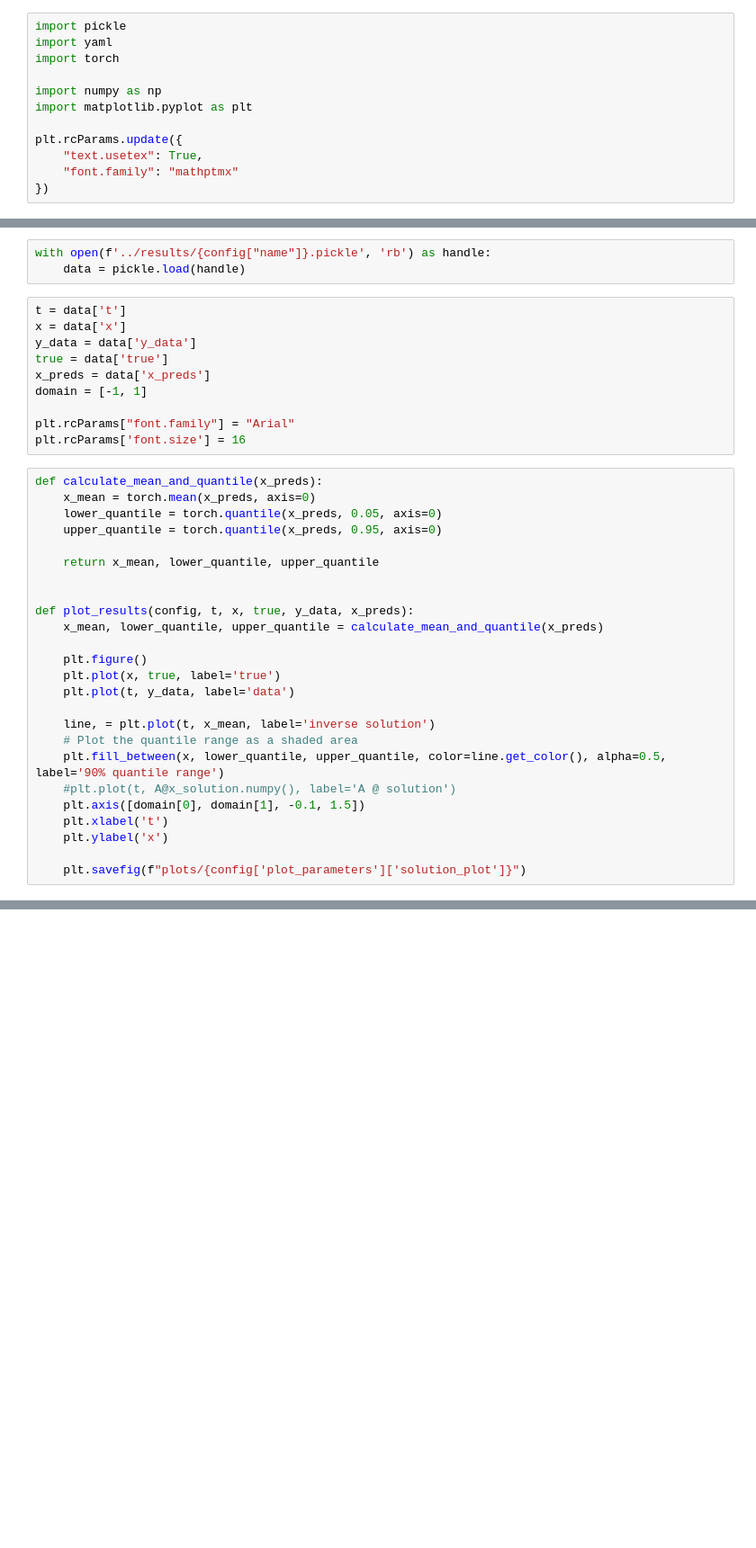
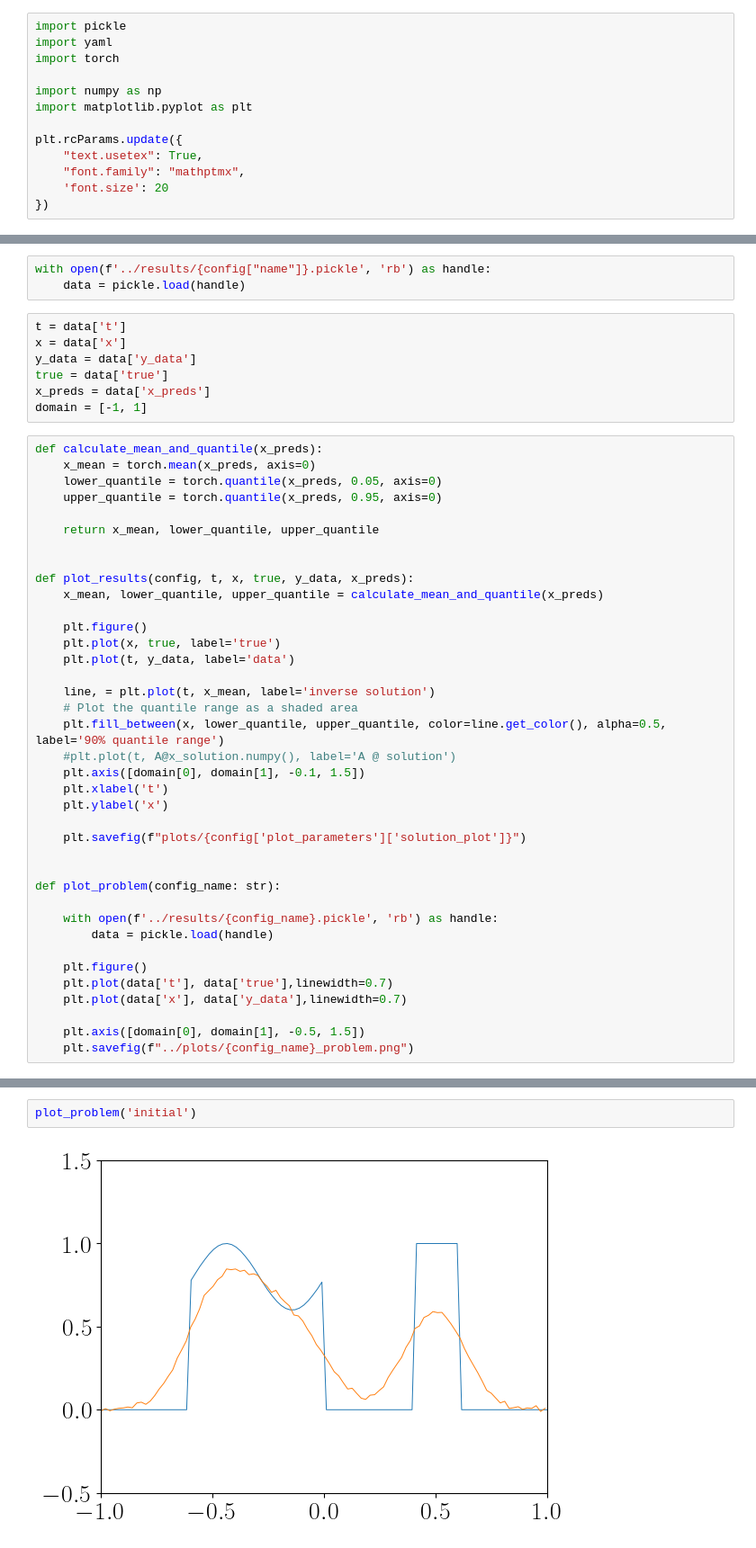
Before and after one commit to akseliekseli/Bayesian-Neural-Networks-with-Stochastic-Variational-Inference-in-Inverse-Problems, a Jupyter notebook: codes/create_images_from_results.ipynb, the cells around one changed output, grey strips where cells are left out. Shown: that part at 90% size. Drawn from its saved outputs; the diff is of its cells as text; blank space fills up the shorter version.

```diff
--- a/codes/create_images_from_results.ipynb
+++ b/codes/create_images_from_results.ipynb
@@ -8,7 +8,8 @@ import matplotlib.pyplot as plt
 
 plt.rcParams.update({
     "text.usetex": True,
-    "font.family": "mathptmx"
+    "font.family": "mathptmx",
+    'font.size': 20
 })
 # %%
 configs = yaml.safe_load(open("config/config.yml"))
@@ -23,9 +24,6 @@ y_data = data['y_data']
 true = data['true']
 x_preds = data['x_preds']
 domain = [-1, 1]
-
-plt.rcParams["font.family"] = "Arial"
-plt.rcParams['font.size'] = 16
 # %%
 def calculate_mean_and_quantile(x_preds):
     x_mean = torch.mean(x_preds, axis=0)
@@ -51,4 +49,17 @@ def plot_results(config, t, x, true, y_data, x_preds):
     plt.ylabel('x')
 
     plt.savefig(f"plots/{config['plot_parameters']['solution_plot']}")
+
+
+def plot_problem(config_name: str):
+
+    with open(f'../results/{config_name}.pickle', 'rb') as handle:
+        data = pickle.load(handle)
+
+    plt.figure()
+    plt.plot(data['t'], data['true'],linewidth=0.7)
+    plt.plot(data['x'], data['y_data'],linewidth=0.7)
+
+    plt.axis([domain[0], domain[1], -0.5, 1.5])
+    plt.savefig(f"../plots/{config_name}_problem.png")
 # %%
@@ -76 +103,5 @@ def plot_results_subplots(configs, type):
+# %%
+plot_problem('initial')
+# %% [output]
+[figure, added]
 # %%
```
Also changed, not shown: parts of 6 cells of this notebook, 1 other file.
